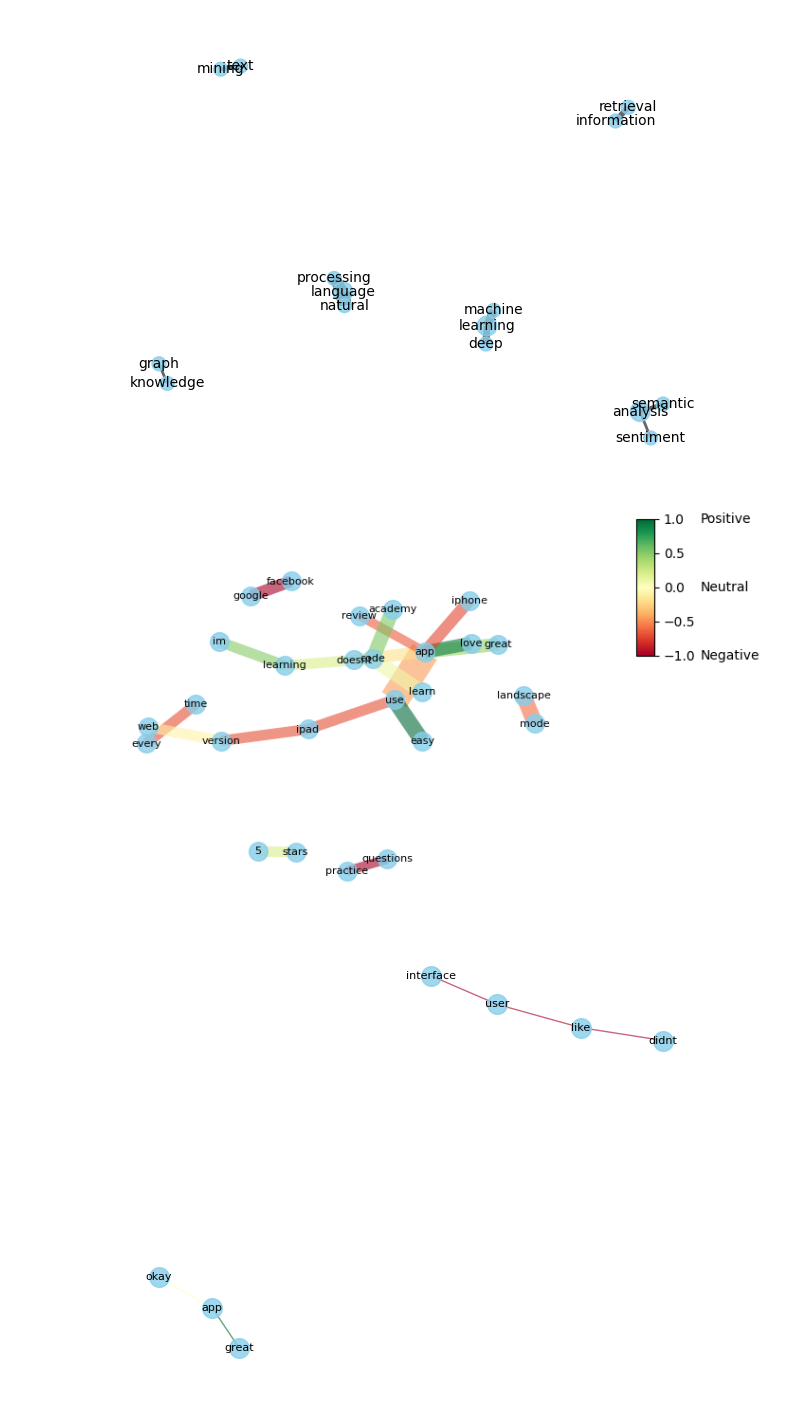
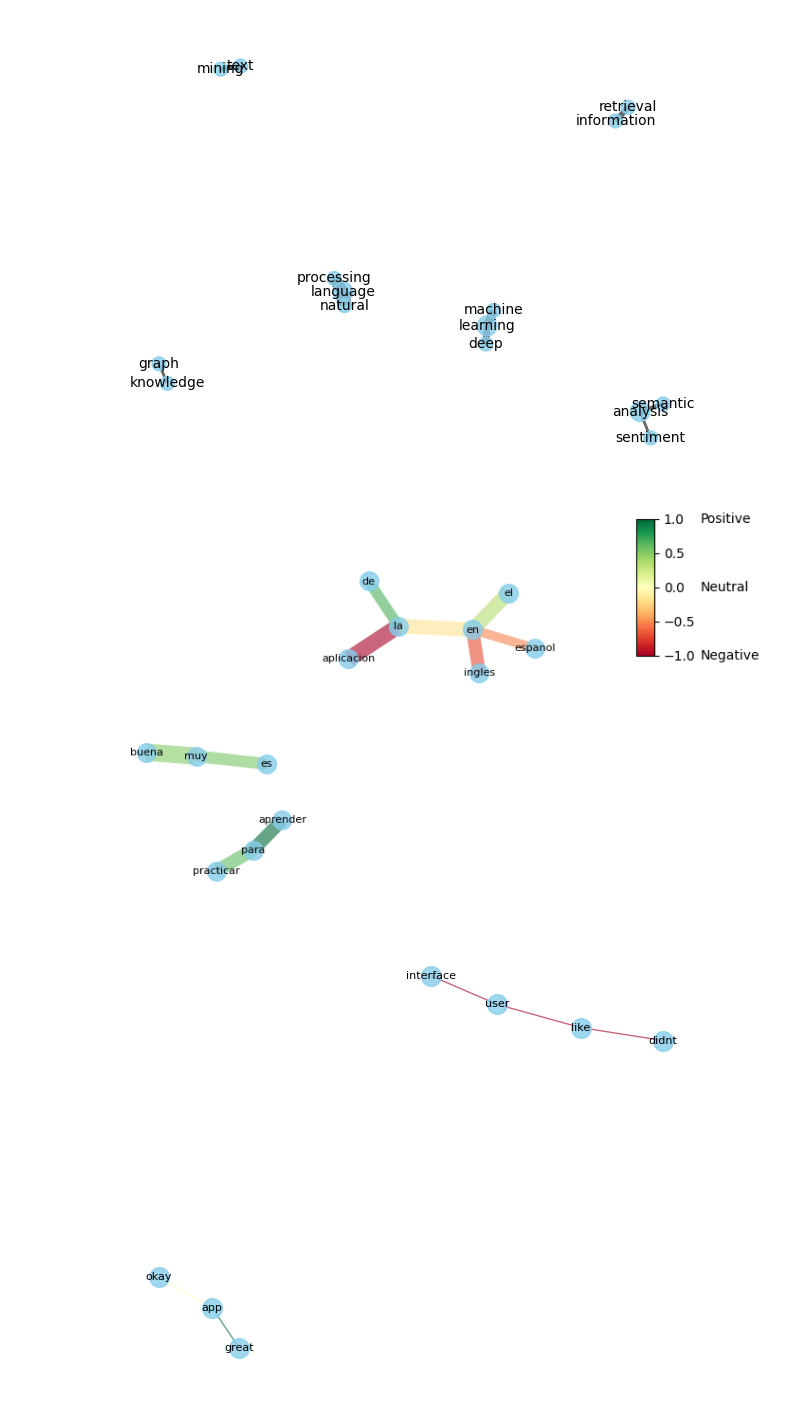
Before and after one commit to lopezbec/AI_Gamification_Python, a Jupyter notebook: reviews/bigram-network/bigram_networks.ipynb, the cells around one changed output. Saved outputs shown, nothing was run; the diff lists cells and outputs as text; code cells hidden in the pictures.

```diff
--- a/reviews/bigram-network/bigram_networks.ipynb
+++ b/reviews/bigram-network/bigram_networks.ipynb
@@ -123,13 +123,16 @@ def preprocess(text):
 # for file in filelist:
 #     print(file)
 
-df = pd.read_csv('./applestore-review-files-standardized/applestore-review-codeacademy_sentiment_standardized.csv')
+df = pd.read_csv('./googleplay-review-files-standardized_Spanish/googleplay-codeacademy_Spanish_sentiment_standardized.csv')
 
 # Tokenize and preprocess the reviews
 df['standardizedReview'] = df['standardizedReview'].astype('str')
 df['standardizedReview'] = df['standardizedReview'].apply(preprocess)  # Replace preprocess with your preprocessing function
 
-df['sentimentScore'] = df['sentiment'].map({'POSITIVE': 1, 'NEUTRAL': 0, 'NEGATIVE': -1})
+
+# df['sentimentScore'] = df['sentiment'].map({'POSITIVE': 1, 'NEUTRAL': 0, 'NEGATIVE': -1})
+
+df['sentimentScore'] = df['sentiment'].map({'POS': 1, 'NEU': 0, 'NEG': -1})
 
 # Generate bigrams for each review
 df['bigrams'] = df['standardizedReview'].apply(lambda x: list(ngrams(x, 2)))
@@ -137,9 +140,16 @@ bigram_frequency = df['bigrams'].explode().value_counts().to_dict()
 #filtered_bigrams = bigram_frequency
 #filtered_bigrams = {bigram: frequency for bigram, frequency in bigram_frequency.items() if frequency > 4}
 
+exclude_words = ['app', 'google', 'academy']  # Specify the words you want to exclude
+bigram_frequency = {bigram: frequency for bigram, frequency in bigram_frequency.items()
+                    if all(word not in bigram for word in exclude_words)}
+
 sorted_bigrams = sorted(bigram_frequency.items(), key=lambda x: x[1], reverse=True)
-bigram_count = 20
+bigram_count = 10
 filtered_bigrams = dict(sorted_bigrams[:bigram_count])
+
+
+
 
 bigram_sentiment = df.explode('bigrams').groupby('bigrams')['sentimentScore'].mean().to_dict()
 
@@ -184,34 +194,34 @@ pos = nx.fruchterman_reingold_layout(G, k=1)
 nx.draw_networkx_nodes(G, pos, node_size=200, node_color='skyblue', alpha=0.8)
 nx.draw_networkx_edges(G, pos, width=edge_sizes, edge_color=edge_colors, edge_cmap=plt.cm.RdYlGn, alpha=0.6)
 #nx.draw_networkx_edges(G, pos, edge_color='grey', edge_cmap=plt.cm.RdYlGn, alpha=0.6)
 nx.draw_networkx_labels(G, pos, font_size=8, font_family='sans-serif')
 plt.axis('off')
 
 # Create colorbar legend
 # sm = plt.cm.ScalarMappable(cmap=mplt.colormaps['RdYlGn'], norm=plt.Normalize(vmin=-1, vmax=1))
 # sm.set_array([])
 # plt.colorbar(sm, label='Negative                         Positive\nSentiment', orientation='vertical', shrink=0.3)
 
 # Create colorbar legend
 sm = plt.cm.ScalarMappable(cmap=mplt.colormaps['RdYlGn'], norm=plt.Normalize(vmin=-1, vmax=1))
 sm.set_array([])
 cbar_ax = plt.gcf().add_axes([1, 0.65, 0.03, 0.3])  # Adjust the position and size of the colorbar axes
 cbar = plt.colorbar(sm, cax=cbar_ax, shrink=0.5)  # Assign the colorbar axes
 
 # Rotate the colorbar label
 cbar.ax.yaxis.set_label_coords(-1.5, 3)
 #cbar.ax.set_ylabel('Bigram Sentiment')
 
 # Add labels next to colorbar
 plt.text(3.5, 1, 'Positive', ha='left', va='center')
 plt.text(3.5, 0, 'Neutral', ha='left', va='center')
 plt.text(3.5, -1, 'Negative', ha='left', va='center')
 
 # Display the visualization
 #plt.tight_layout()
 plt.show()
 # %% [output]
-[figure, old version]
+[figure, new version]
 # %%
 import pandas as pd
 import networkx as nx
```
Also changed, not shown: 11 other files.
